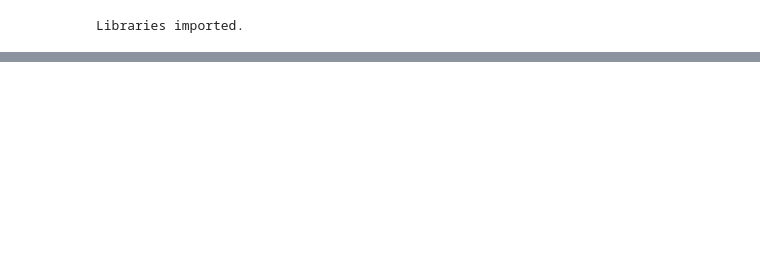
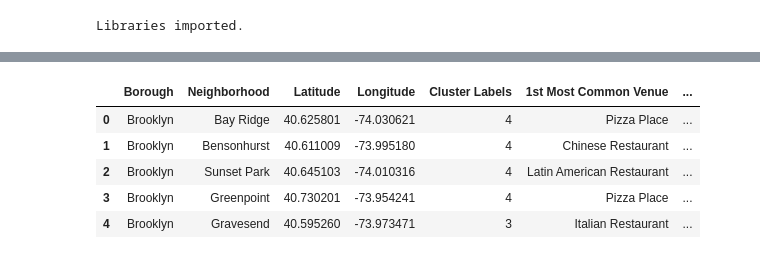
Before and after one commit to ajay-p-sharma/Coursera_Capstone_ML, a Jupyter notebook: ML_Final_assignment.ipynb, the cells around one changed output, grey strips where cells are left out. Cells and saved outputs as stored; diff of their text form; code cells hidden in the pictures; blank space fills up the shorter version.

```diff
--- a/ML_Final_assignment.ipynb
+++ b/ML_Final_assignment.ipynb
@@ -76,0 +557,8 @@ def parse_data():
+# %%
+# drop any rows with nan values
+venues_merged[venues_merged["Cluster Labels"].isnull()]
+venues_merged = venues_merged.dropna()
+
+# To reset the indices
+venues_merged = venues_merged.reset_index(drop = True)
+venues_merged.shape
@@ -76,0 +569,25 @@ def parse_data():
+# %%
+# Convert float values to int
+venues_merged["Cluster Labels"] = venues_merged["Cluster Labels"].astype(int)
+venues_merged.head()
+# create map
+map_clusters = folium.Map(location=[toronto_latitude, toronto_longitude], zoom_start=5)
+
+# set color scheme for the clusters
+x = np.arange(kclusters)
+ys = [i + x + (i*x)**2 for i in range(kclusters)]
+colors_array = cm.rainbow(np.linspace(0, 1, len(ys)))
+rainbow = [colors.rgb2hex(i) for i in colors_array]
+
+# add markers to the map
+markers_colors = []
+for lat, lon, poi, cluster in zip(venues_merged['Latitude'], venues_merged['Longitude'], venues_merged['Neighborhood'], venues_merged['Cluster Labels']):
+    label = folium.Popup(str(poi) + ' Cluster ' + str(cluster), parse_html=True)
+    folium.CircleMarker(
+        [lat, lon],
+        radius=5,
+        popup=label,
+        color=rainbow[cluster-1],
+        fill=True,
+        fill_color=rainbow[cluster-1],
+        fill_opacity=0.7).add_to(map_clusters)
@@ -76,0 +602,9 @@ def parse_data():
+# %%
+venues_merged.head()
+# %% [output]
+|  | Borough | Neighborhood | Latitude | Longitude | Cluster Labels | 1st Most Common Venue | ... |
+| 0 | Brooklyn | Bay Ridge | 40.625801 | -74.030621 | 4 | Pizza Place | ... |
+| 1 | Brooklyn | Bensonhurst | 40.611009 | -73.995180 | 4 | Chinese Restaurant | ... |
+| 2 | Brooklyn | Sunset Park | 40.645103 | -74.010316 | 4 | Latin American Restaurant | ... |
+| 3 | Brooklyn | Greenpoint | 40.730201 | -73.954241 | 4 | Pizza Place | ... |
+| 4 | Brooklyn | Gravesend | 40.595260 | -73.973471 | 3 | Italian Restaurant | ... |
```
Also changed, not shown: parts of 69 cells of this notebook.
